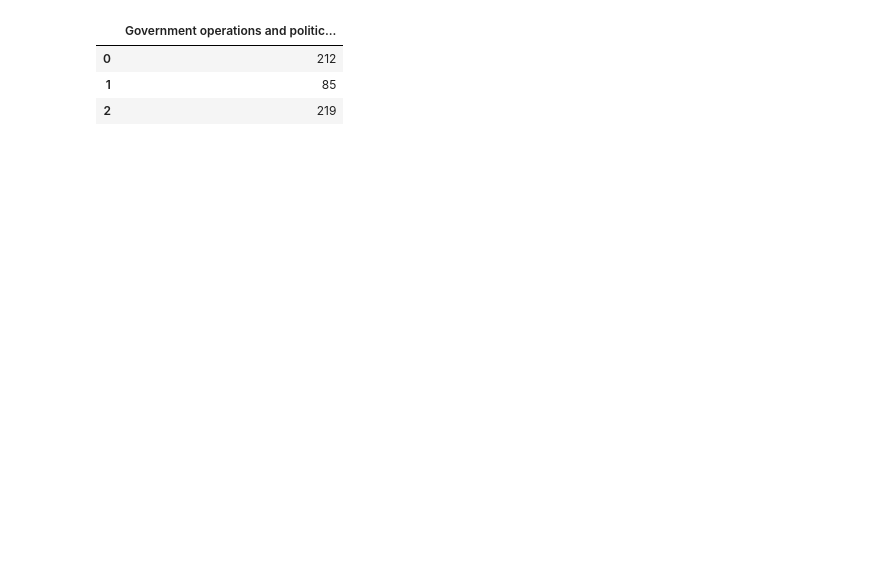
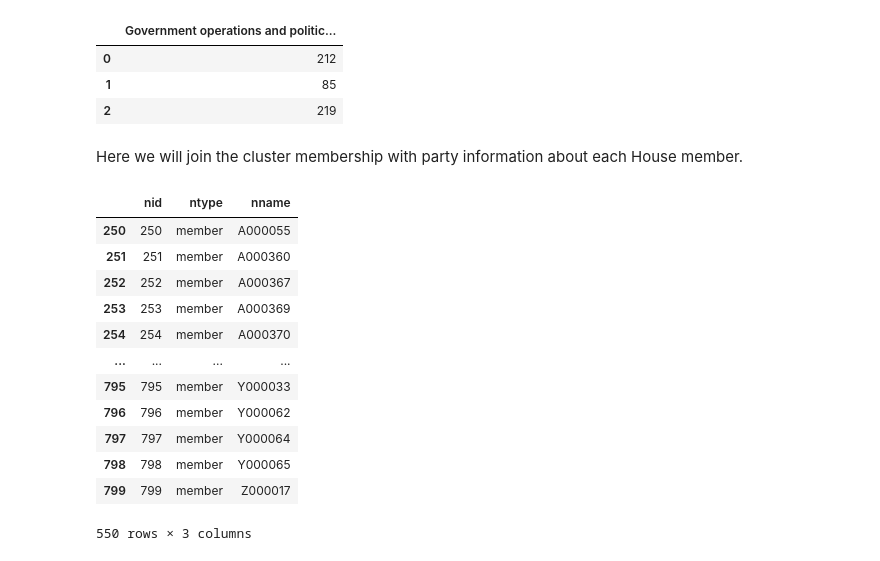
Before and after one commit to yma17/politics-knowledge-graph, a Jupyter notebook: src/community_detection/cluster_size_calculation.ipynb, the cells around one changed output. Drawn from its saved outputs; the diff is of its cells as text; code cells hidden in the pictures; blank space fills up the shorter version.

```diff
--- a/src/community_detection/cluster_size_calculation.ipynb
+++ b/src/community_detection/cluster_size_calculation.ipynb
@@ -59 +54,23 @@ for c in clusters[2:]:
 cluster_size_df.to_csv("cluster_sizes.csv")
+# %% [markdown]
+Here we will join the cluster membership with party information about each House member.
+# %%
+nodes_df = pd.read_csv("../../data/kg/nodes.csv")
+members_df = nodes_df[nodes_df["ntype"] == "member"]
+parties_df = nodes_df[nodes_df["ntype"] == "party"]
+# %%
+members_df
+# %% [output]
+|  | nid | ntype | nname |
+| 250 | 250 | member | A000055 |
+| 251 | 251 | member | A000360 |
+| 252 | 252 | member | A000367 |
+| 253 | 253 | member | A000369 |
+| 254 | 254 | member | A000370 |
+| ... | ... | ... | ... |
+| 795 | 795 | member | Y000033 |
+| 796 | 796 | member | Y000062 |
+| 797 | 797 | member | Y000064 |
+| 798 | 798 | member | Y000065 |
+| 799 | 799 | member | Z000017 |
+550 rows × 3 columns
```
Also changed, not shown: parts of 17 cells of this notebook, 1 other file.
